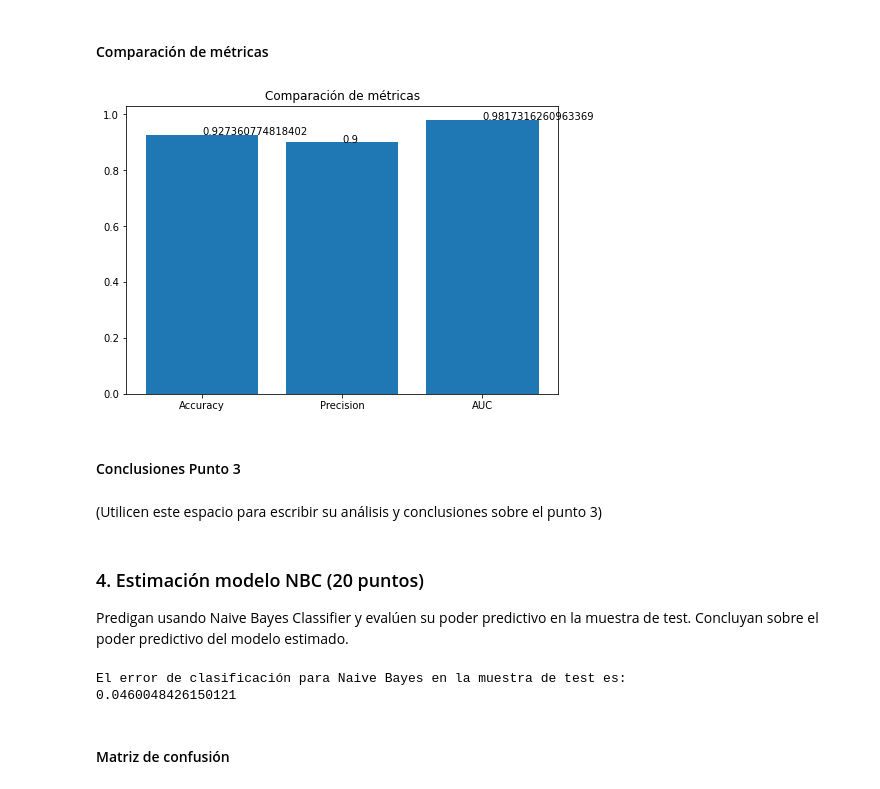
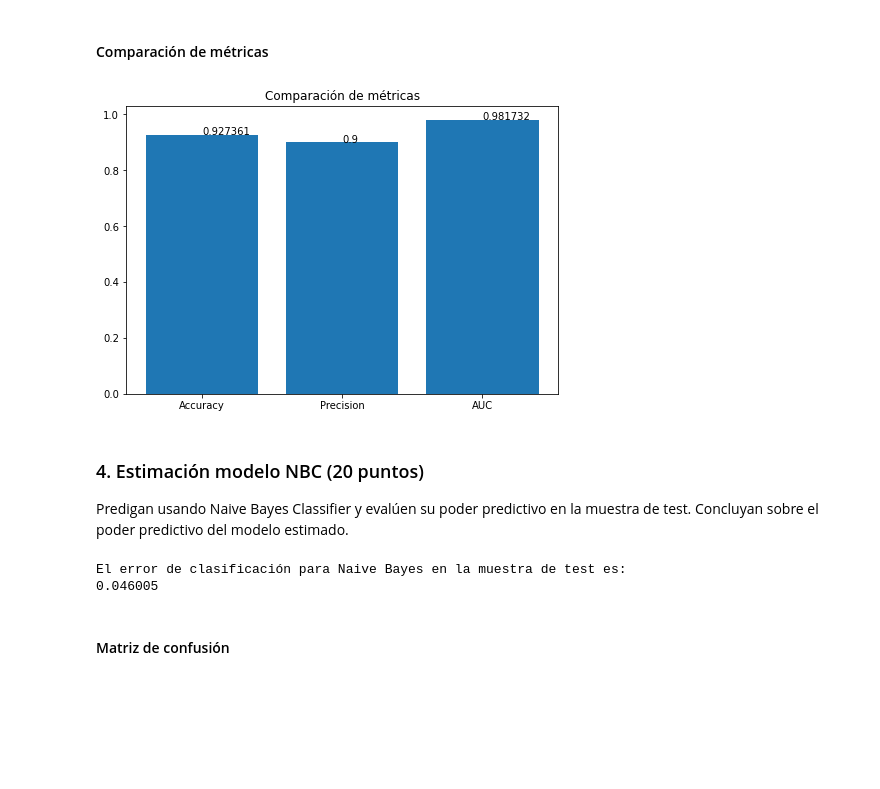
Before and after one commit to mpcortesr91/Intro_ML, a Jupyter notebook: Semana 3/Caso implementación de modelos de clasificación lineales.ipynb, the cells around one changed output. Drawn from its saved outputs; the diff is of its cells as text; code cells hidden in the pictures; blank space fills up the shorter version.

```diff
--- a/Semana 3/Caso implementación de modelos de clasificación lineales.ipynb
+++ b/Semana 3/Caso implementación de modelos de clasificación lineales.ipynb
@@ -294,21 +276,17 @@ plt.show()
 # %%
 fig = plt.figure()
 ax = fig.add_axes([0,0,1,1])
 ax.set_title("Comparación de métricas")
 ejeX = ['Accuracy', 'Precision','AUC']
-ejeY = [accuracyQDA,precisionQDA,AUCQDA]
+ejeY = [round(accuracyQDA,6),round(precisionQDA,6),round(AUCQDA,6)]
 ax.bar(ejeX,ejeY)
 def addlabels(x,y,plotP):
     for i in range(len(x)):
         plotP.text(i,y[i],y[i])
 addlabels(ejeX,ejeY,plt)
 plt.show()
 # %% [output]
-[figure, old version]
+[figure, new version]
-# %% [markdown]
-#### Conclusiones Punto 3
-# %% [markdown]
-(Utilicen este espacio para escribir su análisis y conclusiones sobre el punto 3)
 # %% [markdown]
 ### 4. Estimación modelo NBC (20 puntos)
 Predigan usando Naive Bayes Classifier y evalúen su poder predictivo en la muestra de test. Concluyan sobre el poder predictivo del modelo estimado.
@@ -327,10 +305,10 @@ for i in range(0,len(yTest)):
         errorNB+=1/len(yTest)
 
 print('El error de clasificación para Naive Bayes en la muestra de test es:')
-print(errorNB)
+print(round(errorNB,6))
 # %% [output]
 El error de clasificación para Naive Bayes en la muestra de test es:
-0.0460048426150121
+0.046005
 # %% [markdown]
 #### Matriz de confusión
 # %%
```
Also changed, not shown: parts of 29 cells of this notebook.
